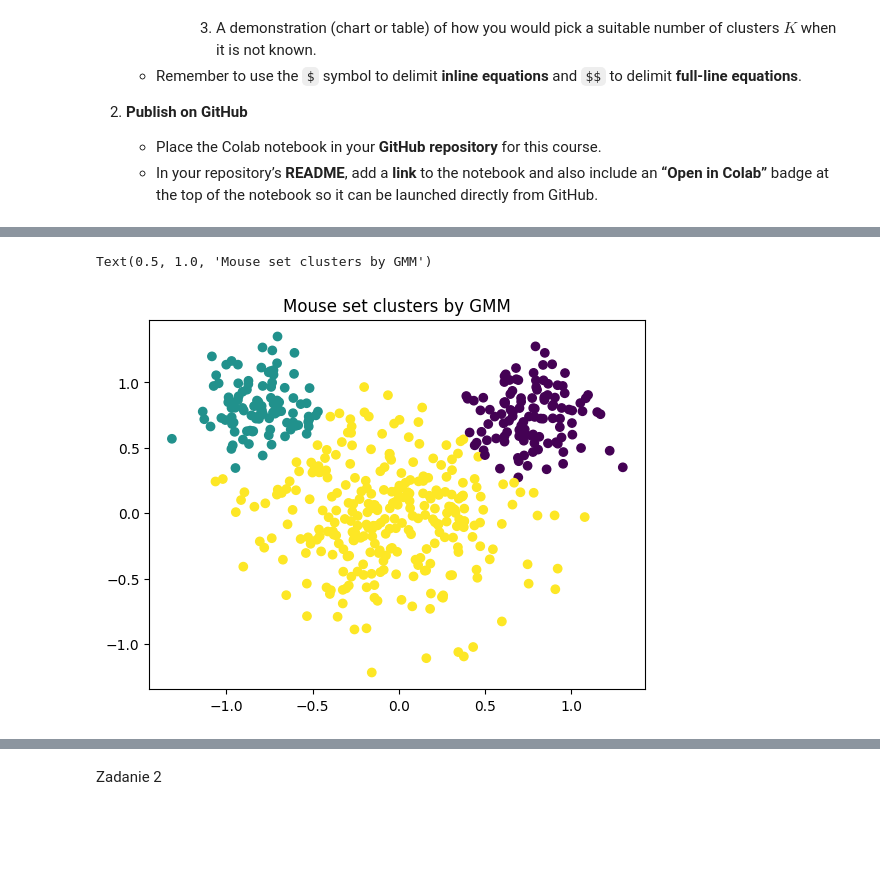
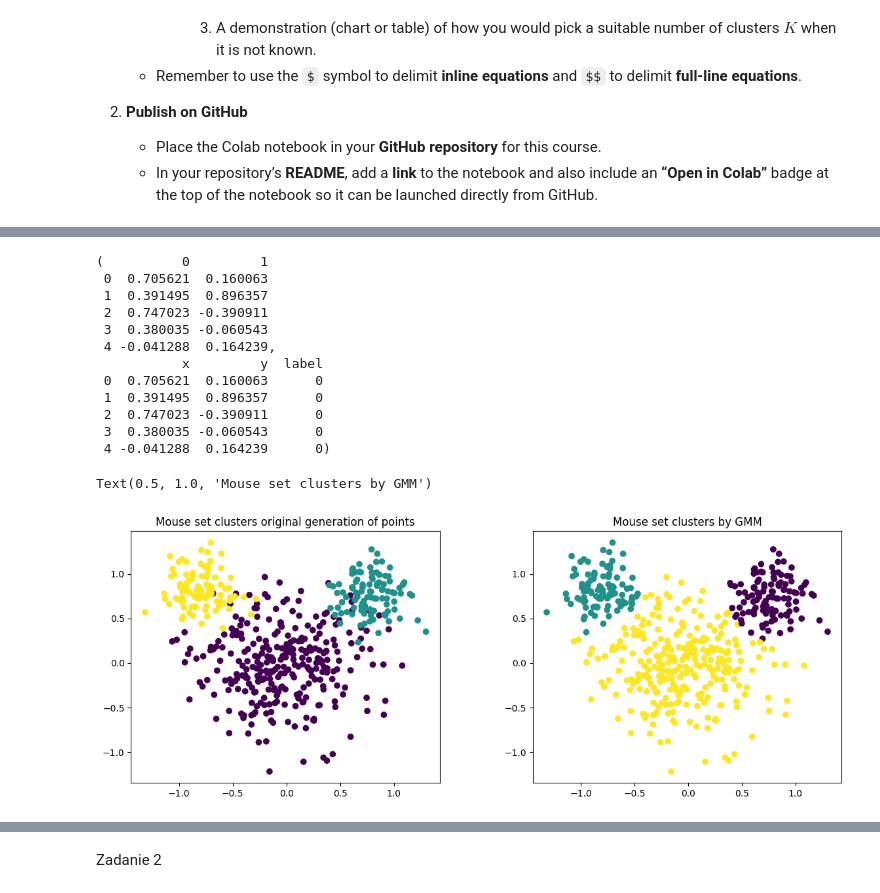
Before and after one commit to kaluznys/uczenie_maszynowe_UW, a Jupyter notebook: praca_domowa2.ipynb, the cells around one changed output, grey strips where cells are left out. Drawn from its saved outputs; the diff is of its cells as text; code cells hidden in the pictures; blank space fills up the shorter version.

```diff
--- a/praca_domowa2.ipynb
+++ b/praca_domowa2.ipynb
@@ -82,18 +69,45 @@ cov3 = np.array([[0.04, 0.0],
                  [0.0,  0.04]])
 data3 = np.random.multivariate_normal(mean3, cov3, 100)
 
+# labels (from which density point is generated)
+y1 = [0]*300
+y2=[1]*100
+y3 = [2]*100
 # Combine all data
 data_X = np.vstack([data1, data2, data3])
+y = y1+y2+y3
 data_X=pd.DataFrame(data_X)
+data_labeled= pd.DataFrame({'x' : data_X.iloc[:,0], 'y' : data_X.iloc[:,1], 'label' : y})
+data_X.head(), data_labeled.head()
+# %% [output]
+(          0         1
+ 0  0.705621  0.160063
+ 1  0.391495  0.896357
+ 2  0.747023 -0.390911
+ 3  0.380035 -0.060543
+ 4 -0.041288  0.164239,
+           x         y  label
+ 0  0.705621  0.160063      0
+ 1  0.391495  0.896357      0
+ 2  0.747023 -0.390911      0
+ 3  0.380035 -0.060543      0
+ 4 -0.041288  0.164239      0)
 # %%
+
 gm_model =GaussianMixture(n_components=3, random_state=1).fit(data_X)
 gm_labels = gm_model.predict(data_X)
 gm_labels.shape
 data_X = pd.DataFrame(data_X)
 data_X.head()
+plt.rcParams["figure.figsize"] = (14,5)
+plt.subplots_adjust(wspace = 0.3)
+plt.subplot(1, 2, 1)
+plt.scatter(data_labeled.iloc[:, 0], data_labeled.iloc[:, 1], c = y, cmap = 'viridis')
+plt.title("Mouse set clusters original generation of points")
+plt.subplot(1, 2, 2)
 plt.scatter(data_X.iloc[:, 0], data_X.iloc[:, 1], c = gm_labels, cmap = 'viridis')
 plt.title("Mouse set clusters by GMM")
 # %% [output]
 Text(0.5, 1.0, 'Mouse set clusters by GMM')
-[figure, old version]
+[figure, new version]
 # %%
```
Also changed, not shown: parts of 6 cells of this notebook.
